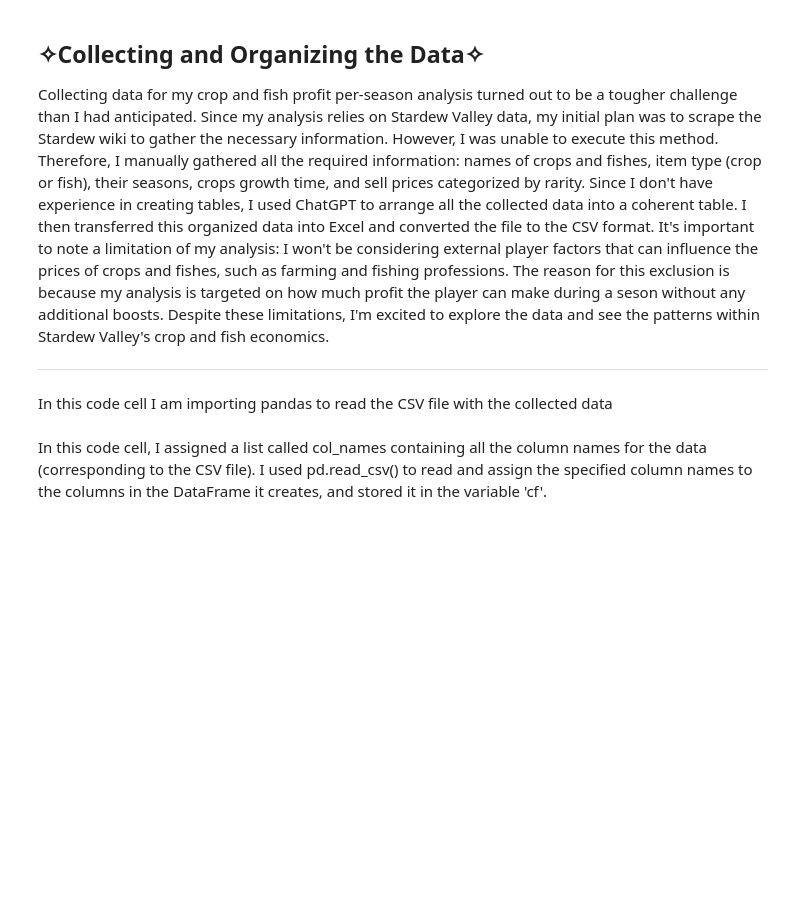
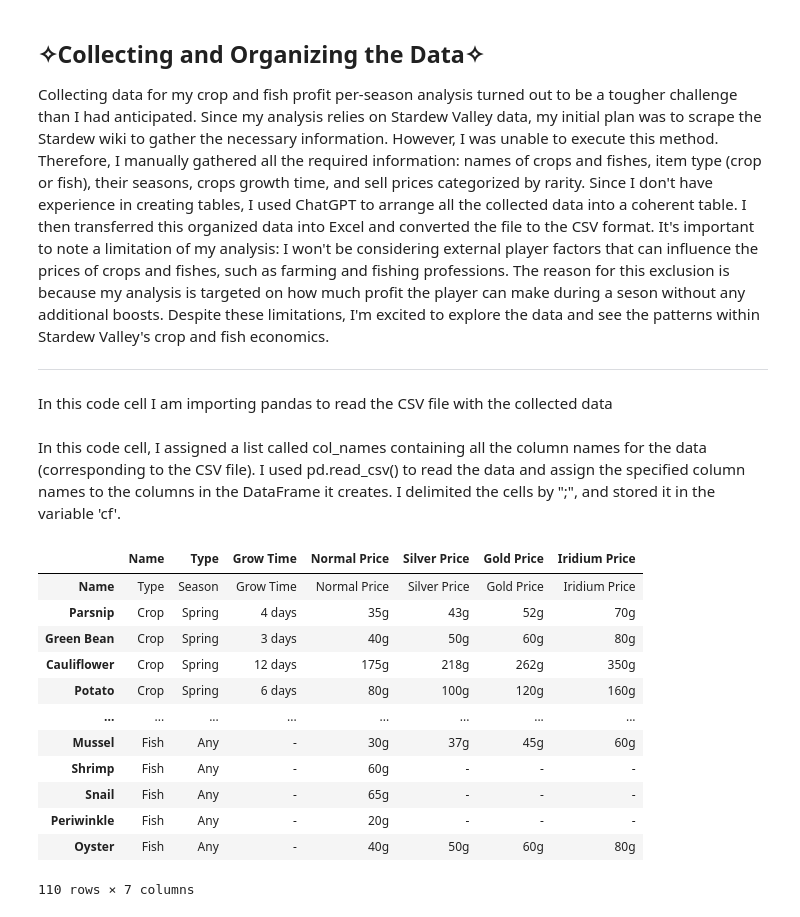
Before and after one commit to luizhdbb/DataEMAT23, a Jupyter notebook: DalBerto_Luiz_Data-in-hand .ipynb, the cells around one changed output. Cells and saved outputs as stored; diff of their text form; code cells hidden in the pictures; blank space fills up the shorter version.

```diff
--- a/DalBerto_Luiz_Data-in-hand .ipynb
+++ b/DalBerto_Luiz_Data-in-hand .ipynb
@@ -16,7 +16,23 @@ In this code cell I am importing pandas to read the CSV file with the collected
 # %%
 import pandas as pd
 # %% [markdown]
-In this code cell, I assigned a list called col_names containing all the column names for the data (corresponding to the CSV file). I used pd.read_csv() to read and assign the specified column names to the columns in the DataFrame it creates, and stored it in the variable 'cf'.
+In this code cell, I assigned a list called col_names containing all the column names for the data (corresponding to the CSV file). I used pd.read_csv() to read the data and assign the specified column names to the columns in the DataFrame it creates. I delimited the cells by ";", and stored it in the variable 'cf'.
 # %%
 col_names = ["Name" , "Type" , "Grow Time" , "Normal Price", "Silver Price" , "Gold Price" , "Iridium Price"]
-cf = pd.read_csv('/Users/luizdalberto/Documents/Data in EMAT/cropsandfish.csv', names = col_names)
+cf = pd.read_csv('/Users/luizdalberto/Documents/Data in EMAT/cropsandfish.csv', names = col_names, delimiter=';')
+# %%
+cf
+# %% [output]
+|  | Name | Type | Grow Time | Normal Price | Silver Price | Gold Price | Iridium Price |
+| Name | Type | Season | Grow Time | Normal Price | Silver Price | Gold Price | Iridium Price |
+| Parsnip | Crop | Spring | 4 days | 35g | 43g | 52g | 70g |
+| Green Bean | Crop | Spring | 3 days | 40g | 50g | 60g | 80g |
+| Cauliflower | Crop | Spring | 12 days | 175g | 218g | 262g | 350g |
+| Potato | Crop | Spring | 6 days | 80g | 100g | 120g | 160g |
+| ... | ... | ... | ... | ... | ... | ... | ... |
+| Mussel | Fish | Any | - | 30g | 37g | 45g | 60g |
+| Shrimp | Fish | Any | - | 60g | - | - | - |
+| Snail | Fish | Any | - | 65g | - | - | - |
+| Periwinkle | Fish | Any | - | 20g | - | - | - |
+| Oyster | Fish | Any | - | 40g | 50g | 60g | 80g |
+110 rows × 7 columns
```
